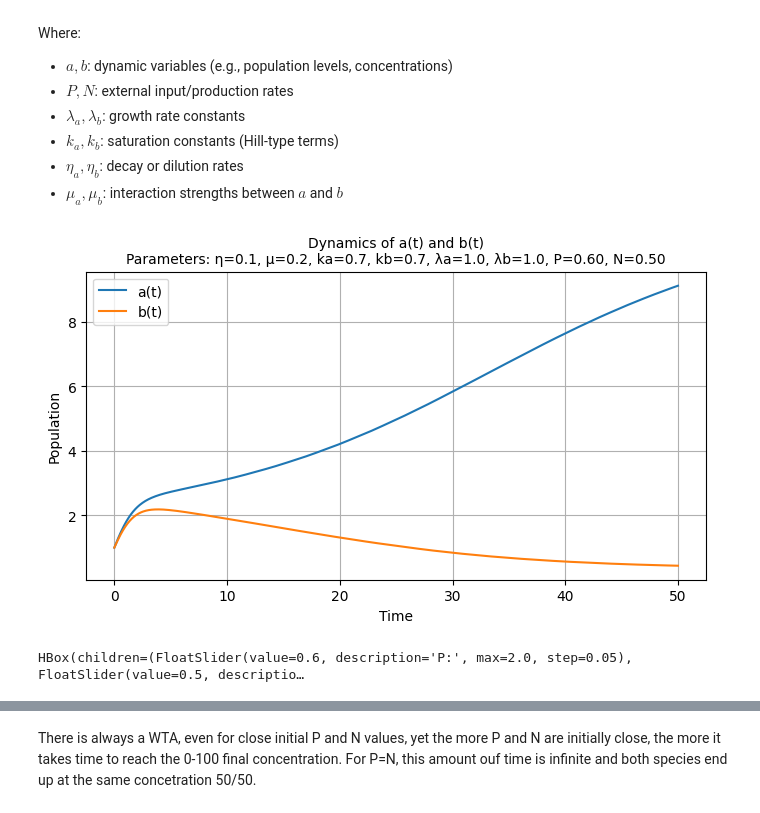
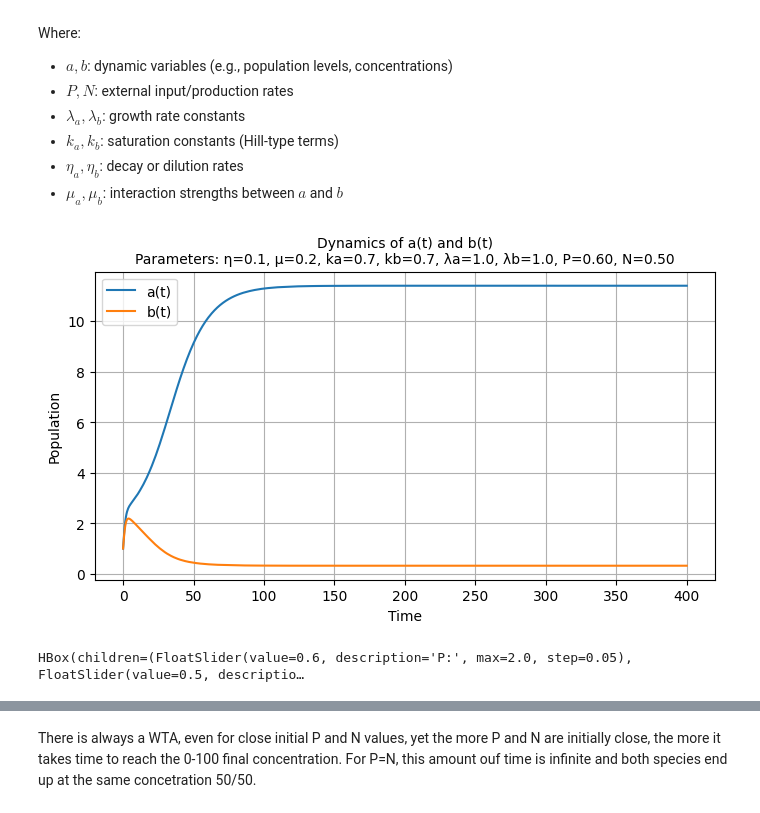
Before and after one commit to Aeronobase/Code-neural-network-with-CRNs, a Jupyter notebook: Sym Neuron-Rondelez_1_Phase_diagram.ipynb, the cells around one changed output, grey strips where cells are left out. Saved outputs shown, nothing was run; the diff lists cells and outputs as text; code cells hidden in the pictures.

```diff
--- a/Sym Neuron-Rondelez_1_Phase_diagram.ipynb
+++ b/Sym Neuron-Rondelez_1_Phase_diagram.ipynb
@@ -56,8 +56,8 @@ def update(P, N):
 
     # Initial conditions and time span
     y0 = [1.0, 1.0]
-    t_span = [0, 50]
-    t = np.linspace(0, 50, 1000)
+    t_span = [0, 400]
+    t = np.linspace(0, 400, 1000)
 
     # Solve ODE
     sol = solve_ivp(lambda t, y: dydt(t, y, P, N), t_span, y0, t_eval=t)
@@ -65,34 +65,34 @@ def update(P, N):
     # Plot results
     ax.plot(sol.t, sol.y[0], label='a(t)')
     ax.plot(sol.t, sol.y[1], label='b(t)')
     ax.set_xlabel('Time')
     ax.set_ylabel('Population')
 
     # Build title with all fixed parameters
     title_text = (
         f"Dynamics of a(t) and b(t)\n"
         f"Parameters: η={eta}, μ={mu}, ka={ka}, kb={kb}, λa={lambda_a}, λb={lambda_b}, "
         f"P={P:.2f}, N={N:.2f}"
     )
     ax.set_title(title_text, fontsize=10)
     ax.legend()
     ax.grid(True)
 
     # Refresh output
     with output:
         clear_output(wait=True)
         display(fig)
 
 # Initial plot
 update(P_slider.value, N_slider.value)
 
 # Link widgets
 interactive_plot = interactive_output(update, {'P': P_slider, 'N': N_slider})
 controls = widgets.HBox([P_slider, N_slider])
 
 display(controls, output)
 # %% [output]
-[figure, old version]
+[figure, new version]
 HBox(children=(FloatSlider(value=0.6, description='P:', max=2.0, step=0.05), FloatSlider(value=0.5, descriptio…
 [interactive output not drawn]
 # %% [markdown]
```
Also changed, not shown: 1 other file.
